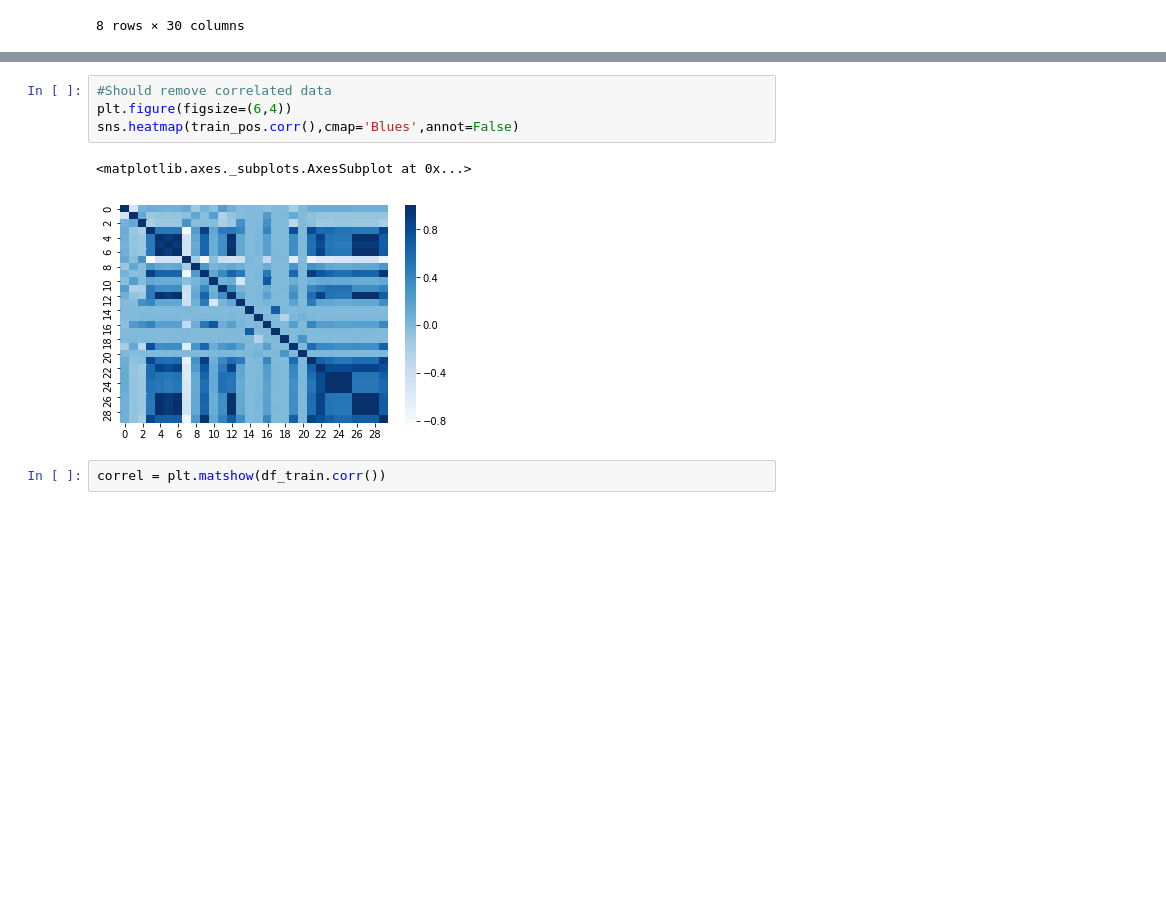
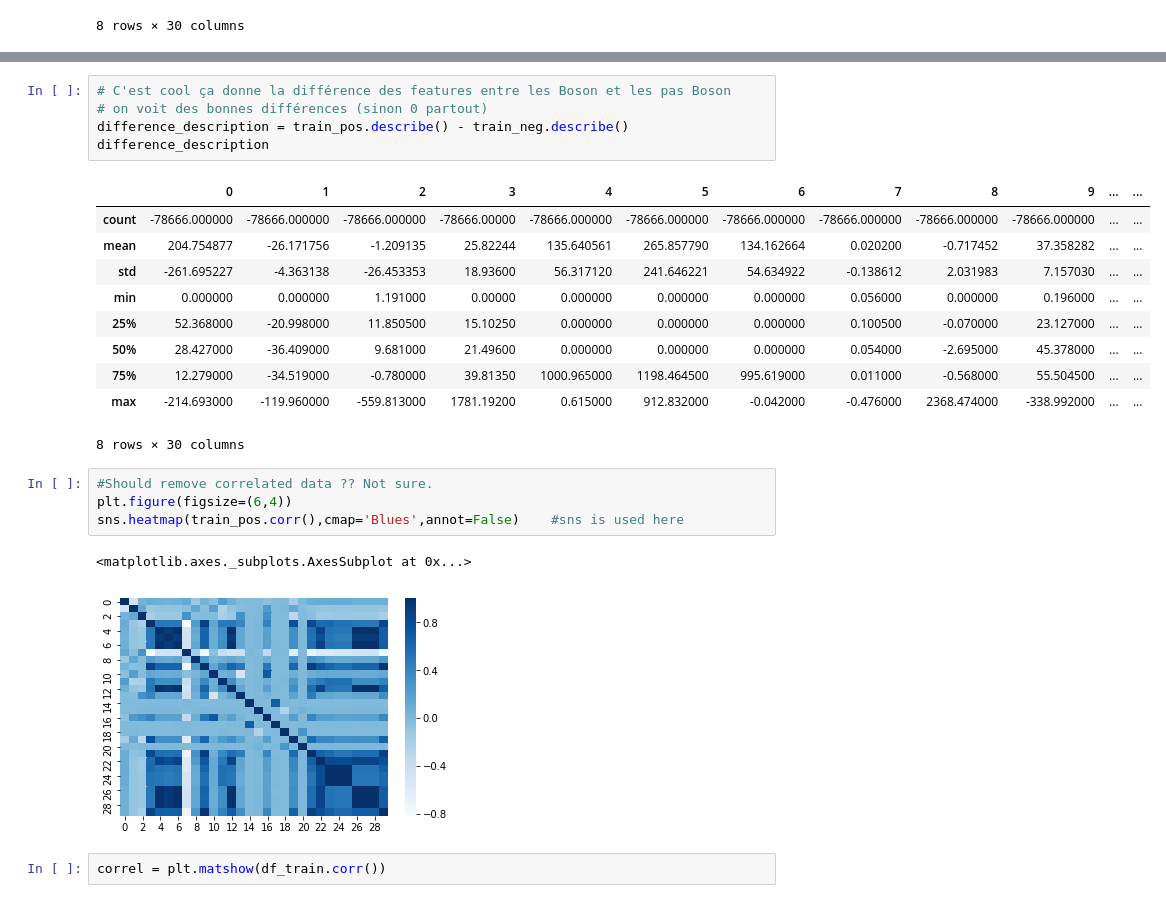
Before and after one commit to PaulineMauryL/MachineLearningProject1, a Jupyter notebook: Projet_1_Higgs_Boson.ipynb, the cells around one changed output, grey strips where cells are left out. Drawn from its saved outputs; the diff is of its cells as text; blank space fills up the shorter version.

Commit message:
added comments and exploratory data analysis

```diff
--- a/Projet_1_Higgs_Boson.ipynb
+++ b/Projet_1_Higgs_Boson.ipynb
@@ -87,7 +104,23 @@ train_neg.shape
+# %%
+# C'est cool ça donne la différence des features entre les Boson et les pas Boson
+# on voit des bonnes différences (sinon 0 partout)
+difference_description = train_pos.describe() - train_neg.describe()
+difference_description
+# %% [output]
+|  | 0 | 1 | 2 | 3 | 4 | 5 | 6 | 7 | 8 | 9 | ... | ... |
+| count | -78666.000000 | -78666.000000 | -78666.000000 | -78666.00000 | -78666.000000 | -78666.000000 | -78666.000000 | -78666.000000 | -78666.000000 | -78666.000000 | ... | ... |
+| mean | 204.754877 | -26.171756 | -1.209135 | 25.82244 | 135.640561 | 265.857790 | 134.162664 | 0.020200 | -0.717452 | 37.358282 | ... | ... |
+| std | -261.695227 | -4.363138 | -26.453353 | 18.93600 | 56.317120 | 241.646221 | 54.634922 | -0.138612 | 2.031983 | 7.157030 | ... | ... |
+| min | 0.000000 | 0.000000 | 1.191000 | 0.00000 | 0.000000 | 0.000000 | 0.000000 | 0.056000 | 0.000000 | 0.196000 | ... | ... |
+| 25% | 52.368000 | -20.998000 | 11.850500 | 15.10250 | 0.000000 | 0.000000 | 0.000000 | 0.100500 | -0.070000 | 23.127000 | ... | ... |
+| 50% | 28.427000 | -36.409000 | 9.681000 | 21.49600 | 0.000000 | 0.000000 | 0.000000 | 0.054000 | -2.695000 | 45.378000 | ... | ... |
+| 75% | 12.279000 | -34.519000 | -0.780000 | 39.81350 | 1000.965000 | 1198.464500 | 995.619000 | 0.011000 | -0.568000 | 55.504500 | ... | ... |
+| max | -214.693000 | -119.960000 | -559.813000 | 1781.19200 | 0.615000 | 912.832000 | -0.042000 | -0.476000 | 2368.474000 | -338.992000 | ... | ... |
+8 rows × 30 columns
 # %%
-#Should remove correlated data
+#Should remove correlated data ?? Not sure.
 plt.figure(figsize=(6,4))
-sns.heatmap(train_pos.corr(),cmap='Blues',annot=False)
+sns.heatmap(train_pos.corr(),cmap='Blues',annot=False)    #sns is used here
 # %% [output]
 <matplotlib.axes._subplots.AxesSubplot at 0x...>
 [figure]
```
Also changed, not shown: parts of 11 cells of this notebook.
